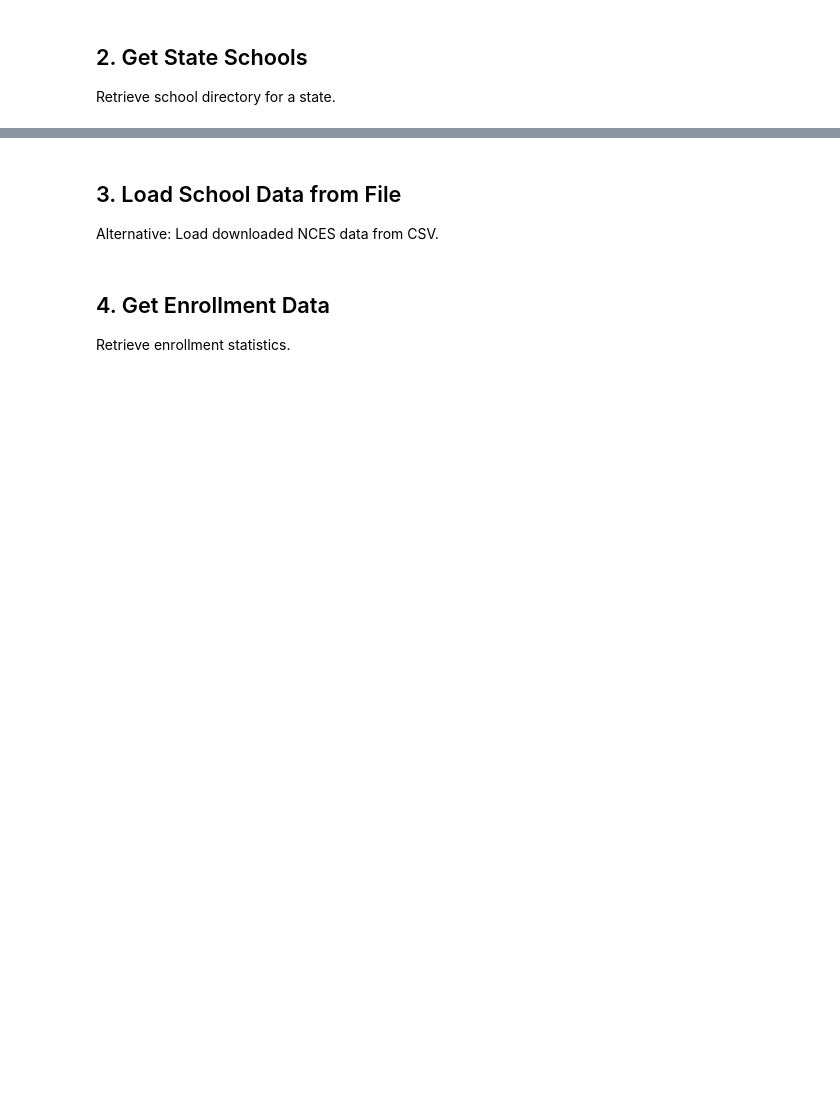
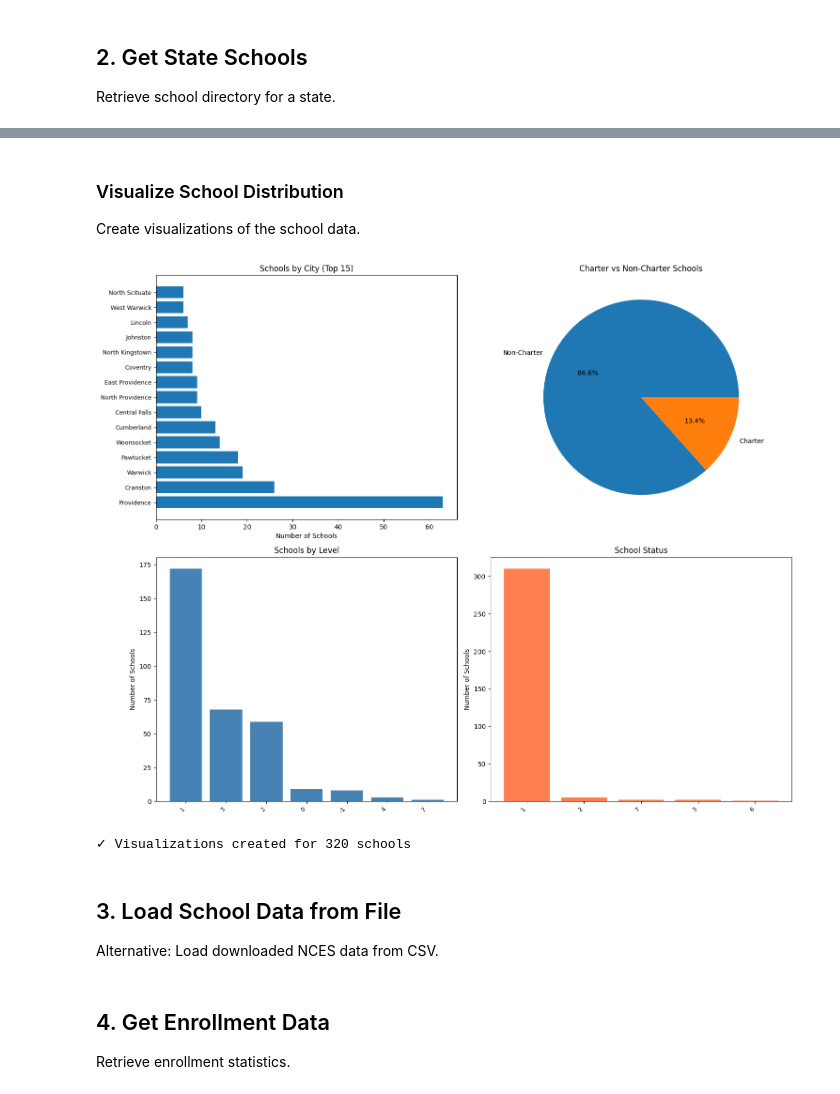
Before and after one commit to KR-Labs/krl-data-connectors, a Jupyter notebook: examples/nces_quickstart.ipynb, the cells around one changed output, grey strips where cells are left out. Cells and saved outputs as stored; diff of their text form; code cells hidden in the pictures; blank space fills up the shorter version.

```diff
--- a/examples/nces_quickstart.ipynb
+++ b/examples/nces_quickstart.ipynb
@@ -47,3 +87,56 @@ if not ri_schools.empty:
+# %% [markdown]
+### Visualize School Distribution
+
+Create visualizations of the school data.
+# %%
+import matplotlib.pyplot as plt
+import pandas as pd
+
+if not ri_schools.empty:
+    fig, axes = plt.subplots(2, 2, figsize=(15, 12))
+
+    # 1. Schools by City/Location
+    if 'city_location' in ri_schools.columns:
+        city_counts = ri_schools['city_location'].value_counts().head(15)
+        axes[0, 0].barh(range(len(city_counts)), city_counts.values)
+        axes[0, 0].set_yticks(range(len(city_counts)))
+        axes[0, 0].set_yticklabels(city_counts.index, fontsize=9)
+        axes[0, 0].set_xlabel('Number of Schools')
+        axes[0, 0].set_title('Schools by City (Top 15)')
+
+    # 2. Charter vs Non-Charter
+    if 'charter' in ri_schools.columns:
+        charter_counts = ri_schools['charter'].value_counts()
+        axes[0, 1].pie(charter_counts.values, labels=['Non-Charter', 'Charter'], autopct='%1.1f%%')
+        axes[0, 1].set_title('Charter vs Non-Charter Schools')
+
+    # 3. School Level Distribution
+    if 'school_level' in ri_schools.columns:
+        level_counts = ri_schools['school_level'].value_counts()
+        axes[1, 0].bar(range(len(level_counts)), level_counts.values, color='steelblue')
+        axes[1, 0].set_xticks(range(len(level_counts)))
+        axes[1, 0].set_xticklabels(level_counts.index, rotation=45, ha='right', fontsize=9)
+        axes[1, 0].set_ylabel('Number of Schools')
+        axes[1, 0].set_title('Schools by Level')
+
+    # 4. Status Distribution
+    if 'school_status' in ri_schools.columns:
+        status_counts = ri_schools['school_status'].value_counts()
+        axes[1, 1].bar(range(len(status_counts)), status_counts.values, color='coral')
+        axes[1, 1].set_xticks(range(len(status_counts)))
+        axes[1, 1].set_xticklabels(status_counts.index, rotation=45, ha='right', fontsize=9)
+        axes[1, 1].set_ylabel('Number of Schools')
+        axes[1, 1].set_title('School Status')
+
+    plt.tight_layout()
+    plt.show()
+
+    print(f"\n✓ Visualizations created for {len(ri_schools)} schools")
+else:
+    print("No school data to visualize")
+# %% [output]
+[figure, added]
+✓ Visualizations created for 320 schools
 # %% [markdown]
 ## 3. Load School Data from File
 
```
Also changed, not shown: parts of 11 cells of this notebook.
